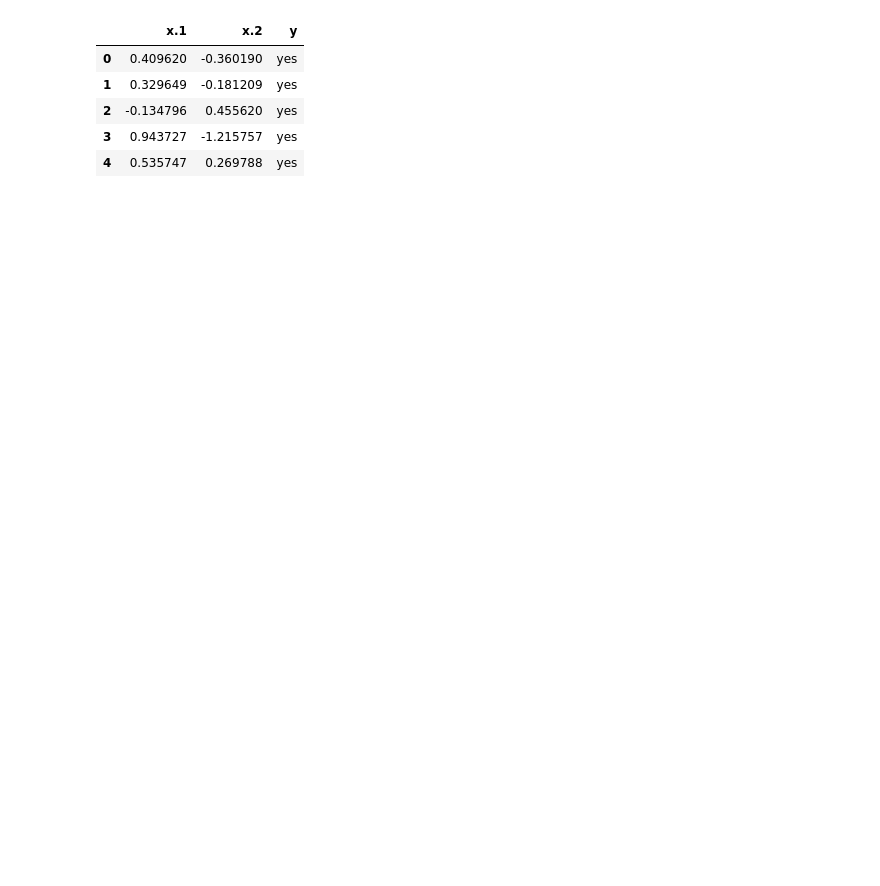
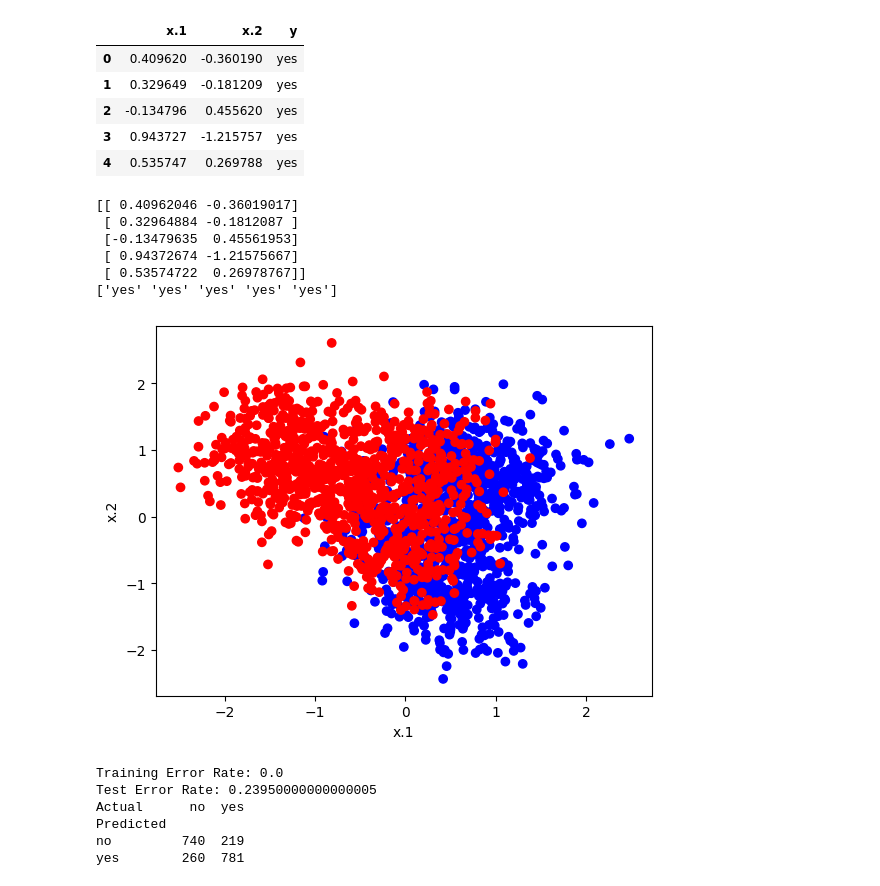
Before and after one commit to bridgetmanu/K-NN, a Jupyter notebook: Mini_Project_1.ipynb, the cells around one changed output. Saved outputs shown, nothing was run; the diff lists cells and outputs as text; code cells hidden in the pictures; blank space fills up the shorter version.

```diff
--- a/Mini_Project_1.ipynb
+++ b/Mini_Project_1.ipynb
@@ -21,3 +26,50 @@ test.head()
 | 2 | -0.134796 | 0.455620 | yes |
 | 3 | 0.943727 | -1.215757 | yes |
 | 4 | 0.535747 | 0.269788 | yes |
+# %%
+# Prepare training data
+train_X = train[['x.1', 'x.2']].values
+train_y = train['y'].values
+
+# Prepare testing data
+test_X = test[['x.1', 'x.2']].values
+print(test_X[:5, :]) # displays first 5 values in all columns
+test_y = test['y'].values
+print(test_y[:5]) # displays first 5 values
+# %% [output]
+[[ 0.40962046 -0.36019017]
+ [ 0.32964884 -0.1812087 ]
+ [-0.13479635  0.45561953]
+ [ 0.94372674 -1.21575667]
+ [ 0.53574722  0.26978767]]
+['yes' 'yes' 'yes' 'yes' 'yes']
+# %%
+# Plot the training data
+plt.scatter(train_X[:, 0], train_X[:, 1], c=np.where(train_y == 'yes', 'blue', 'red'))
+plt.xlabel('x.1')
+plt.ylabel('x.2')
+plt.show()
+# %% [output]
+[figure, added]
+# %%
+# KNN with k=1
+knn = KNeighborsClassifier(n_neighbors=1)
+knn.fit(train_X, train_y)
+
+# Predictions on training data
+train_pred = knn.predict(train_X)
+print("Training Error Rate:", 1 - accuracy_score(train_y, train_pred))
+
+# Predictions on test data
+test_pred = knn.predict(test_X)
+print("Test Error Rate:", 1 - accuracy_score(test_y, test_pred))
+
+# Confusion Matrix for Test Data
+print(pd.crosstab(test_pred, test_y, rownames=['Predicted'], colnames=['Actual']))
+# %% [output]
+Training Error Rate: 0.0
+Test Error Rate: 0.23950000000000005
+Actual      no  yes
+Predicted
+no         740  219
+yes        260  781
```
Also changed, not shown: parts of 3 cells of this notebook.
